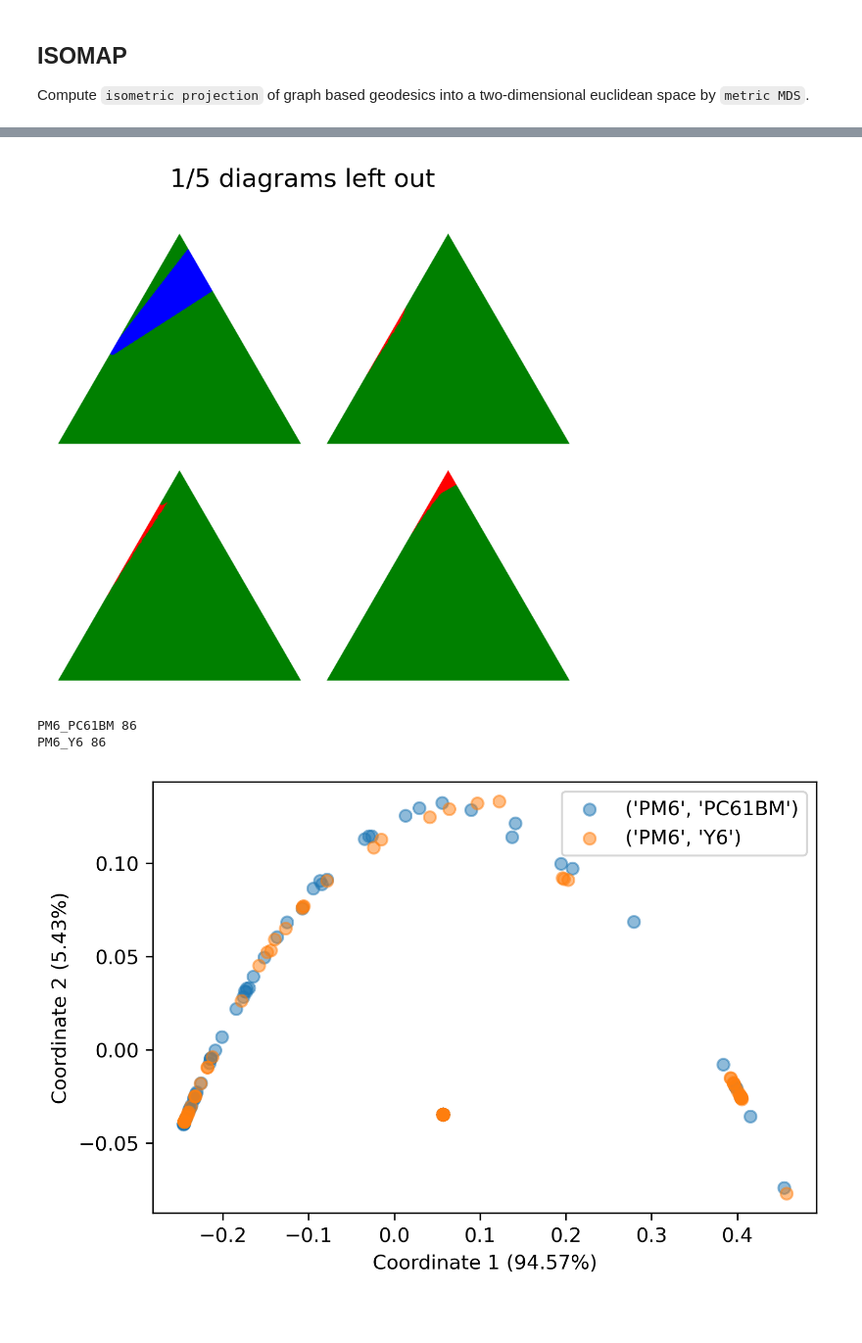
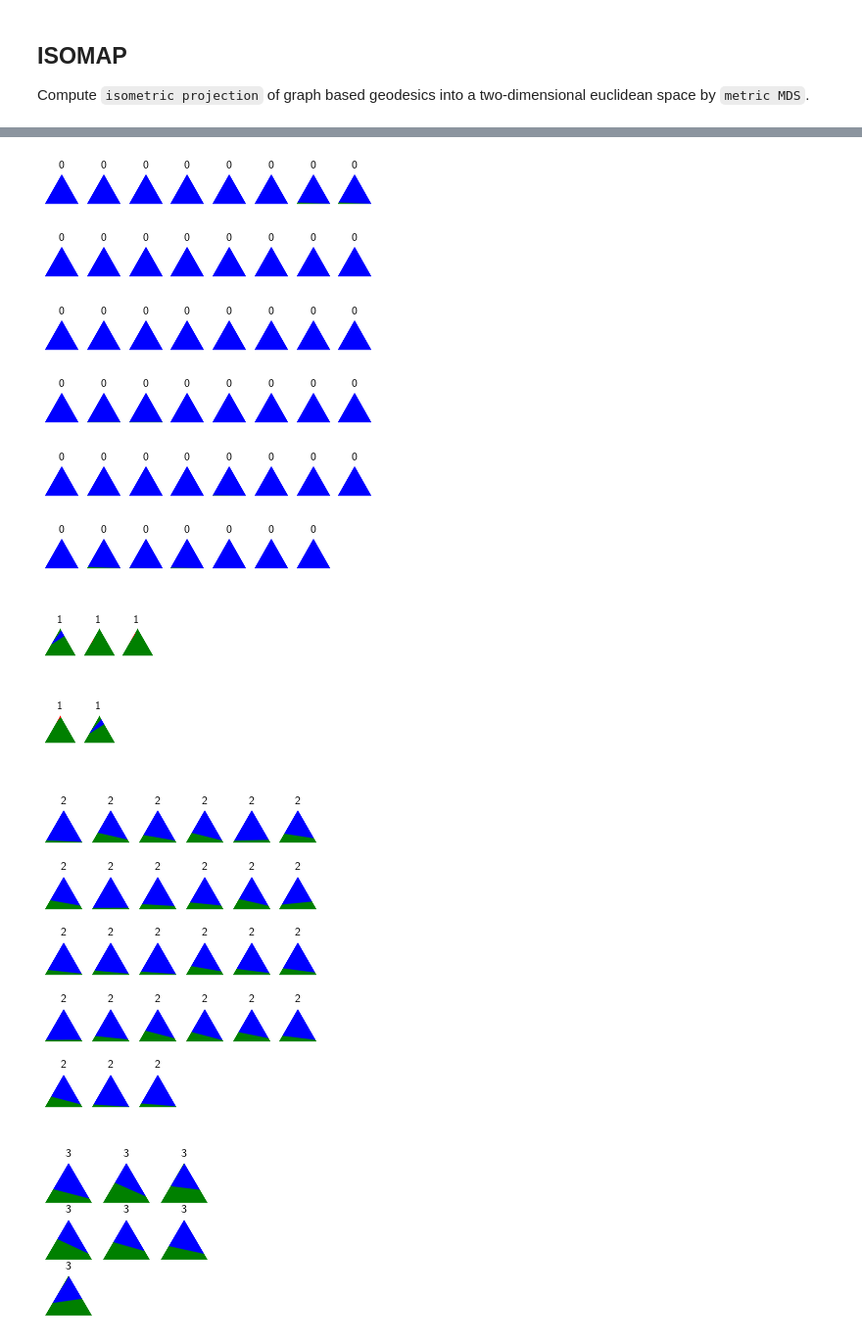
Before and after one commit to kiranvad/polyphase, a Jupyter notebook: notebooks/Clustering ternary HTE phase diagrams.ipynb, the cells around one changed output, grey strips where cells are left out. Shown at 98% size. Drawn from its saved outputs; the diff is of its cells as text; code cells hidden in the pictures; blank space fills up the shorter version.

```diff
--- a/notebooks/Clustering ternary HTE phase diagrams.ipynb
+++ b/notebooks/Clustering ternary HTE phase diagrams.ipynb
@@ -263,3 +300,40 @@ def plot_clustered_diagrams_grid(cluster_id, labels):
+# %%
+from mpl_toolkits.axes_grid1 import ImageGrid
+from math import floor, ceil
+
+def plot_clustered_diagrams_grid(cluster_id, labels):
+    cluster_diags = sys_df.loc[labels==cluster_id]
+
+    num_images = len(cluster_diags)
+
+    # Two pairs of `nrows, ncols` are possible
+    k = (num_images * 12)**0.5
+    r1 = max(1, floor(k / 4))
+    r2 = ceil(k / 4)
+    c1 = ceil(num_images / r1)
+    c2 = ceil(num_images / r2)
+
+    # Select the one which is closer to 4:3
+    if abs(r1 / c1 - 0.75) < abs(r2 / c2 - 0.75):
+        nrows, ncols = r1, c1
+    else:
+        nrows, ncols = r2, c2
+
+    fig, axes = plt.subplots(nrows=nrows, ncols=ncols, figsize=(nrows,ncols))
+    axes = np.asarray(axes).ravel()
+    axis_id = 0
+    for ax, (_,row) in zip(axes, cluster_diags.iterrows()):
+        fname = '../figures/hteplotsV2/{}_{}_{}.png'.format(row['solvent'],row['SM'],row['polymer'])
+        img = plt.imread(fname)
+        ax.imshow(img)
+        ax.axis('off')
+        ax.set_title('{}'.format(cluster_id))
+        axis_id += 1
+
+    for i in range(axis_id,int(nrows*ncols)):
+        axes[i].axis('off')
+
+    return fig
 # %%
 from matplotlib import rcParams
 rcParams.update({"text.usetex": True})
@@ -282,20 +353,9 @@ array([0, 1, 2, 3])
-# %%
-plot_clustered_diagrams_grid(3, highdim_labels)
-# %% [output]
-[figure, removed]
-# %%
-# differentiate embeddings of two systems
-fig, ax = plt.subplots(dpi=300)
-ax.set_xlabel(r"Coordinate 1 ({:.2f}%)".format(explained_variance[0]*100))
-ax.set_ylabel(r"Coordinate 2 ({:.2f}%)".format(explained_variance[1]*100))
-
-for sys, df  in sys_df.groupby(['polymer', 'SM']):
-    sys_name = '_'.join(i for i in sys)
-    print(sys_name, len(df))
-    ax.scatter(emb_isomap[df.index,0], emb_isomap[df.index,1],label=sys,alpha=0.5)
-ax.legend()
-plt.show()
-# %% [output]
-PM6_PC61BM 86
-PM6_Y6 86
-[figure, removed]
+# %%
+for i in range(4):
+    fig = plot_clustered_diagrams_grid(i, highdim_labels)
+    plt.show()
+# %% [output]
+[figure, added]
+[figure, added]
+[figure, added]
+[figure, added]
```
Also changed, not shown: parts of 15 cells of this notebook, 18 other files.
